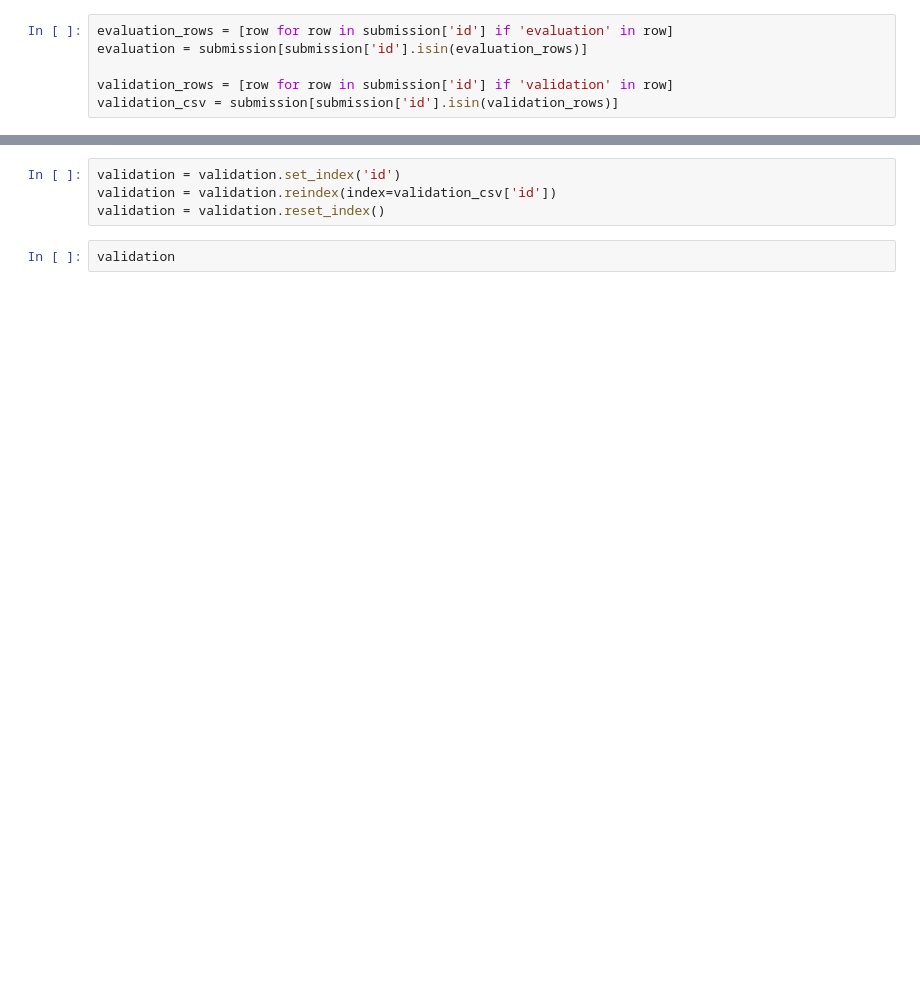
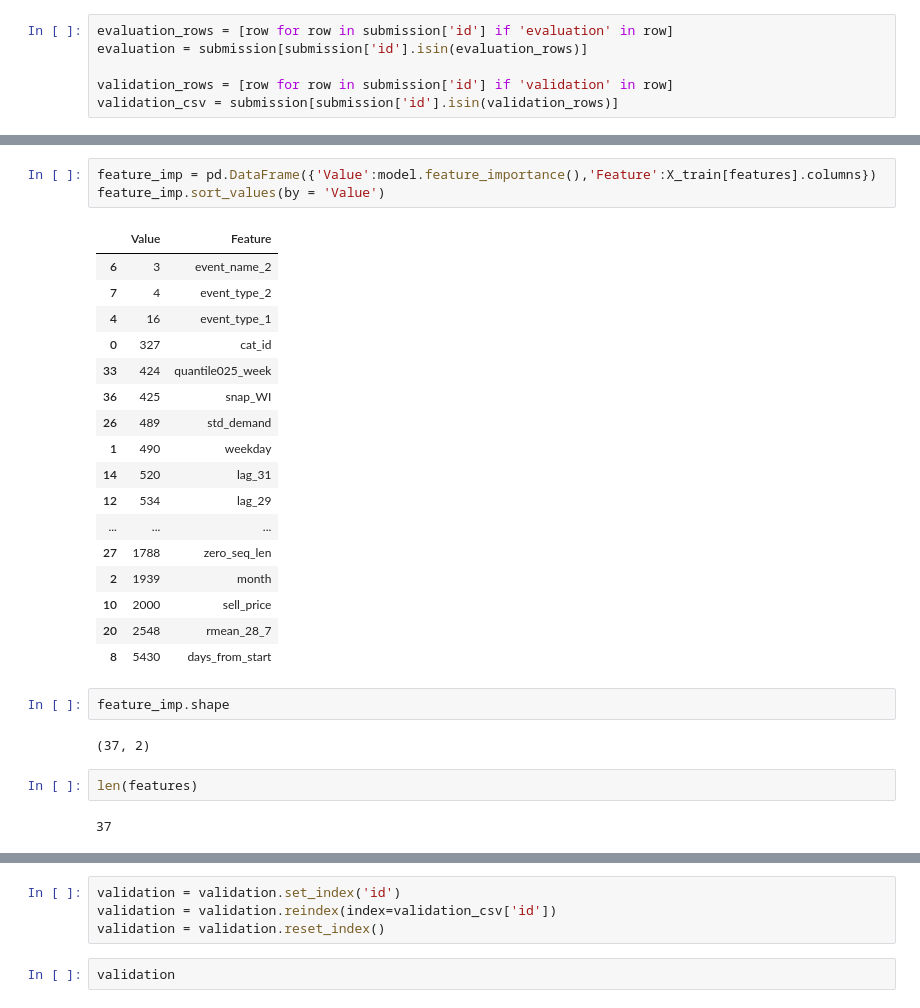
Before and after one commit to omoreva/kaggle_m5, a Jupyter notebook: 08_lightGBM_by_store.ipynb, the cells around one changed output, grey strips where cells are left out. Cells and saved outputs as stored; diff of their text form; blank space fills up the shorter version.

```diff
--- a/08_lightGBM_by_store.ipynb
+++ b/08_lightGBM_by_store.ipynb
@@ -120,2 +351,31 @@ np.sqrt(np.mean((pred_true['pred'] - pred_true['true'])**2) )
+# %%
+feature_imp = pd.DataFrame({'Value':model.feature_importance(),'Feature':X_train[features].columns})
+feature_imp.sort_values(by = 'Value')
+# %% [output]
+|  | Value | Feature |
+| 6 | 3 | event_name_2 |
+| 7 | 4 | event_type_2 |
+| 4 | 16 | event_type_1 |
+| 0 | 327 | cat_id |
+| 33 | 424 | quantile025_week |
+| 36 | 425 | snap_WI |
+| 26 | 489 | std_demand |
+| 1 | 490 | weekday |
+| 14 | 520 | lag_31 |
+| 12 | 534 | lag_29 |
+| ... | ... | ... |
+| 27 | 1788 | zero_seq_len |
+| 2 | 1939 | month |
+| 10 | 2000 | sell_price |
+| 20 | 2548 | rmean_28_7 |
+| 8 | 5430 | days_from_start |
+# %%
+feature_imp.shape
+# %% [output]
+(37, 2)
+# %%
+len(features)
+# %% [output]
+37
 # %%
 np.mean(np.abs(pred_true['pred'] - pred_true['true']) )
```
Also changed, not shown: parts of 11 cells of this notebook.
